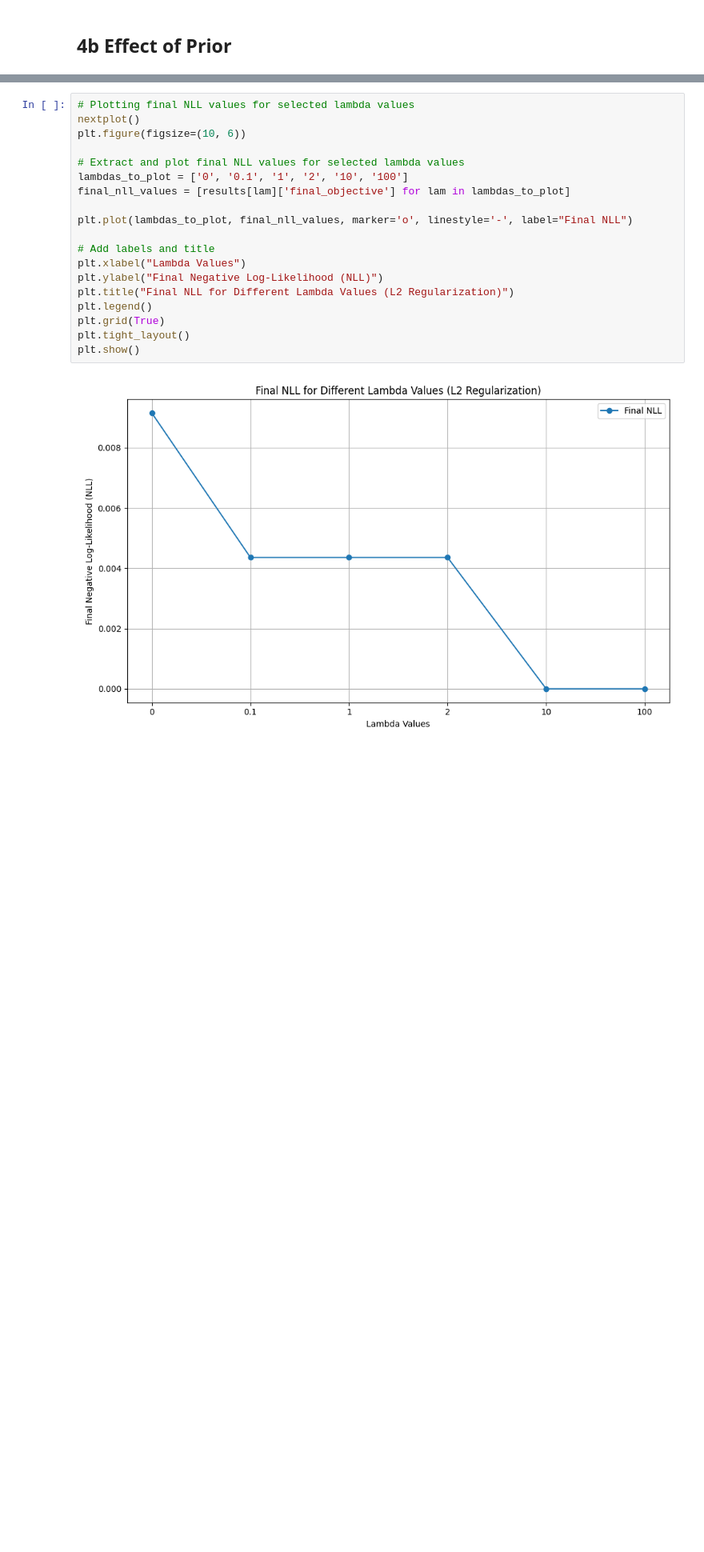
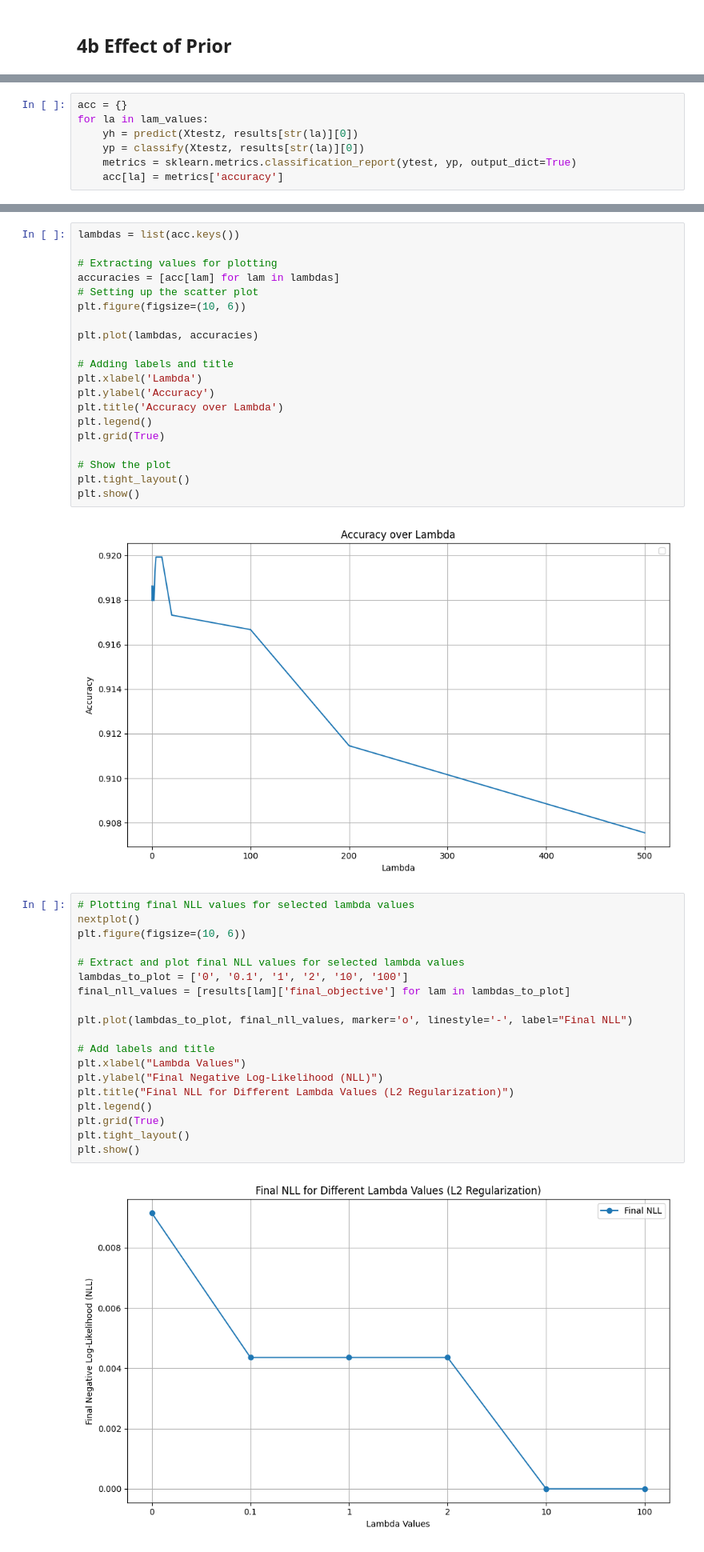
Before and after one commit to Tu2-prog/IE-675b-Machine-Learning-HWS24, a Jupyter notebook: a02-lr/a02-lr.ipynb, the cells around one changed output, grey strips where cells are left out. Shown at 80% size. Drawn from its saved outputs; the diff is of its cells as text; blank space fills up the shorter version.

```diff
--- a/a02-lr/a02-lr.ipynb
+++ b/a02-lr/a02-lr.ipynb
@@ -1122,0 +1225,7 @@ results
+# %%
+acc = {}
+for la in lam_values:
+    yh = predict(Xtestz, results[str(la)][0])
+    yp = classify(Xtestz, results[str(la)][0])
+    metrics = sklearn.metrics.classification_report(ytest, yp, output_dict=True)
+    acc[la] = metrics['accuracy']
@@ -1123,3 +1249,25 @@ results
+# %%
+lambdas = list(acc.keys())
+
+# Extracting values for plotting
+accuracies = [acc[lam] for lam in lambdas]
+# Setting up the scatter plot
+plt.figure(figsize=(10, 6))
+
+plt.plot(lambdas, accuracies)
+
+# Adding labels and title
+plt.xlabel('Lambda')
+plt.ylabel('Accuracy')
+plt.title('Accuracy over Lambda')
+plt.legend()
+plt.grid(True)
+
+# Show the plot
+plt.tight_layout()
+plt.show()
+# %% [output]
+[figure, added]
 # %%
 # Plotting final NLL values for selected lambda values
 nextplot()
```
Also changed, not shown: parts of 17 cells of this notebook.
